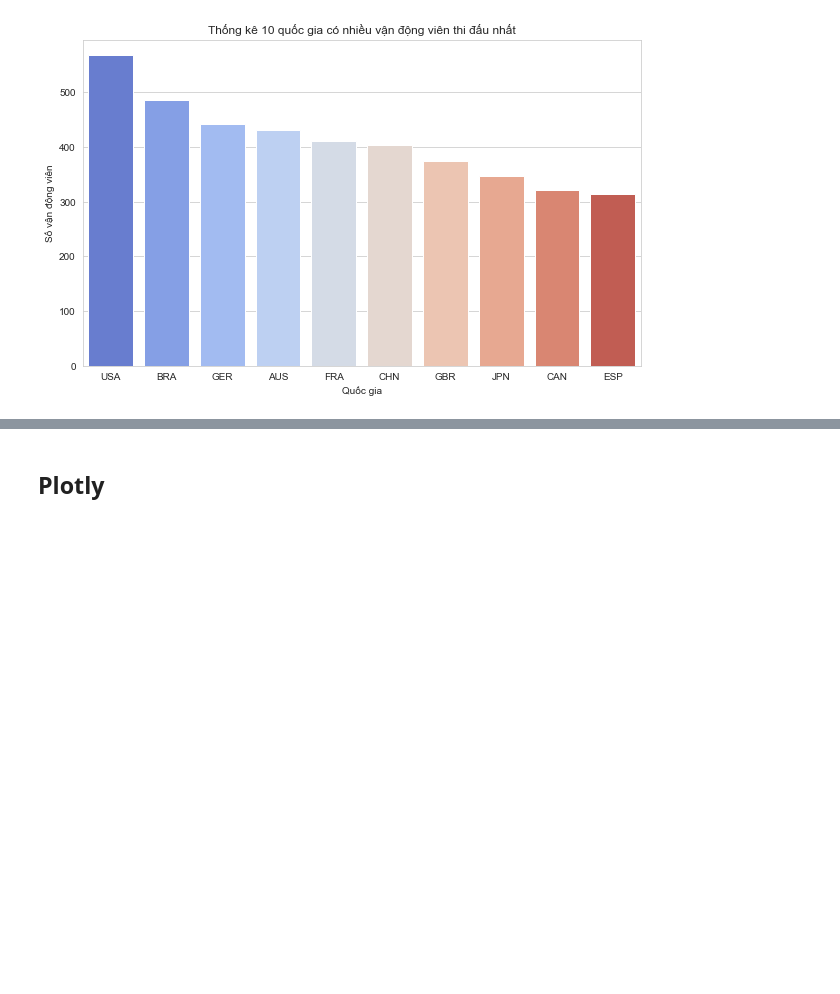
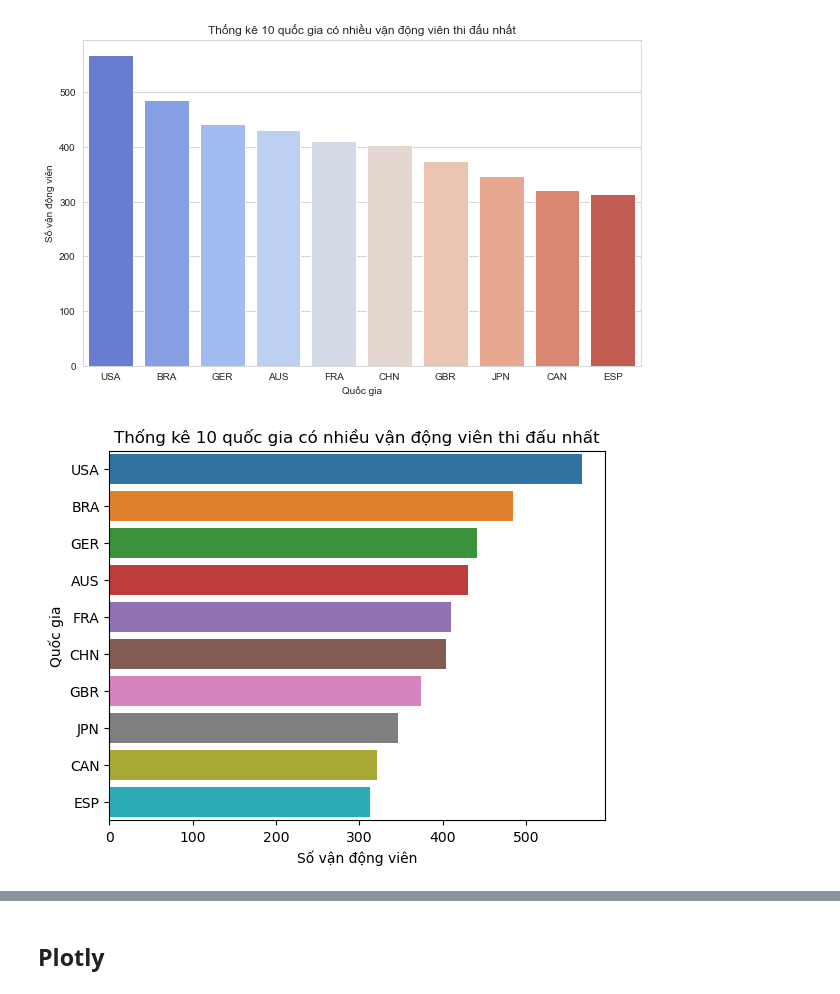
Before and after one commit to lminhtm/MLDSPython, a Jupyter notebook: Classworks/Bai6-GraphVisualization/BarChart.ipynb, the cells around one changed output, grey strips where cells are left out. Saved outputs shown, nothing was run; the diff lists cells and outputs as text; code cells hidden in the pictures; blank space fills up the shorter version.

```diff
--- a/Classworks/Bai6-GraphVisualization/BarChart.ipynb
+++ b/Classworks/Bai6-GraphVisualization/BarChart.ipynb
@@ -99,3 +99,12 @@ plt.ylabel('Số vận động viên')
 plt.show()
 # %% [output]
 [figure]
+# %%
+sns.barplot(data=df_top10, x='size', y='nationality')
+
+plt.title('Thống kê 10 quốc gia có nhiều vận động viên thi đấu nhất')
+plt.ylabel('Quốc gia')
+plt.xlabel('Số vận động viên')
+plt.show()
+# %% [output]
+[figure, added]
```
Also changed, not shown: parts of 2 cells of this notebook, 34 other files.
